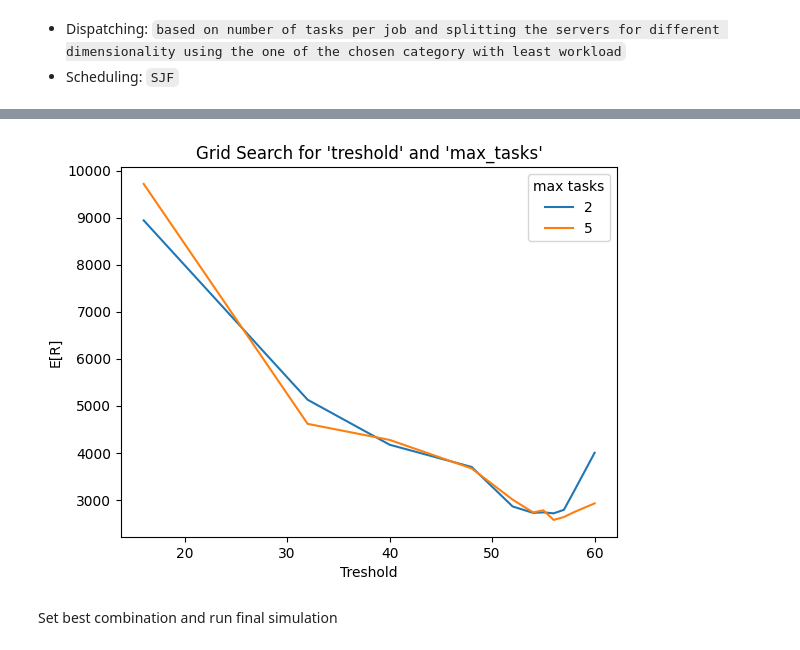
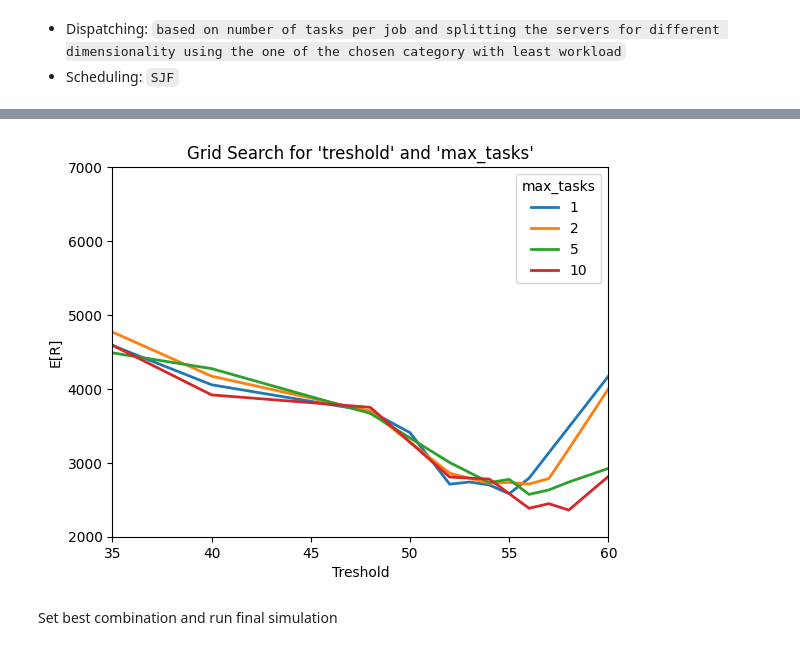
Before and after one commit to Matteo-Candi/Data_Center, a Jupyter notebook: Hw_2/main.ipynb, the cells around one changed output, grey strips where cells are left out. Cells and saved outputs as stored; diff of their text form; code cells hidden in the pictures.

```diff
--- a/Hw_2/main.ipynb
+++ b/Hw_2/main.ipynb
@@ -473,16 +475,16 @@ def find_best_N(LB, UB, results, max_tasks, mid=None, mid_value=None):
         if mid+1 not in list(results.keys()):
             results[mid+1] = evaluate_parameter(mid+1, max_tasks)
 # %%
-max_tasks = 5
+# max_tasks = 5
 
-results = dict()
-find_best_N(0, 64, results, max_tasks)
-print('\n\nBest combination to use:')
-results_sorted = dict(sorted(results.items(), key=lambda x: x[1]))
-for key, value in results_sorted.items():
-    print(f'- ({key}, {64-key}) --> E[R]={round(value, 3)}')
+# results = dict()
+# find_best_N(0, 64, results, max_tasks)
+# print('\n\nBest combination to use:')
+# results_sorted = dict(sorted(results.items(), key=lambda x: x[1]))
+# for key, value in results_sorted.items():
+#     print(f'- ({key}, {64-key}) --> E[R]={round(value, 3)}')
 
 
-# Caricamento del dizionario utilizzando pickle
-with open('results_5.pkl', 'wb') as file:
-    pickle.dump(results, file)
+# # Caricamento del dizionario utilizzando pickle
+# with open(f'results_{max_tasks}.pkl', 'wb') as file:
+#     pickle.dump(results, file)
@@ -551,19 +491,21 @@ treshold = 52
 # %%
 for el in [1, 2, 5, 10]:
-    with open(f"results_{el}.pkl", 'rb') as file:
+    with open(f"pickles\\results_{el}.pkl", 'rb') as file:
         results = pickle.load(file)
 
     results = dict(sorted(results.items()))
     ticks = results.keys()
     values = results.values()
-    plt.plot(ticks, values, label = f'{el}')
+    plt.plot(ticks, values, label = f'{el}', linewidth=2)
 
 plt.title("Grid Search for 'treshold' and 'max_tasks'")
 plt.xlabel('Treshold')
 plt.ylabel('E[R]')
-plt.legend(title = 'max tasks');
+plt.xlim(35, 60)
+plt.ylim(2_000, 7_000)
+plt.legend(title = 'max_tasks');
 # %% [output]
-[figure, old version]
+[figure, new version]
 # %% [markdown]
 Set best combination and run final simulation
 # %%
```
Also changed, not shown: parts of 11 cells of this notebook, 8 other files.
